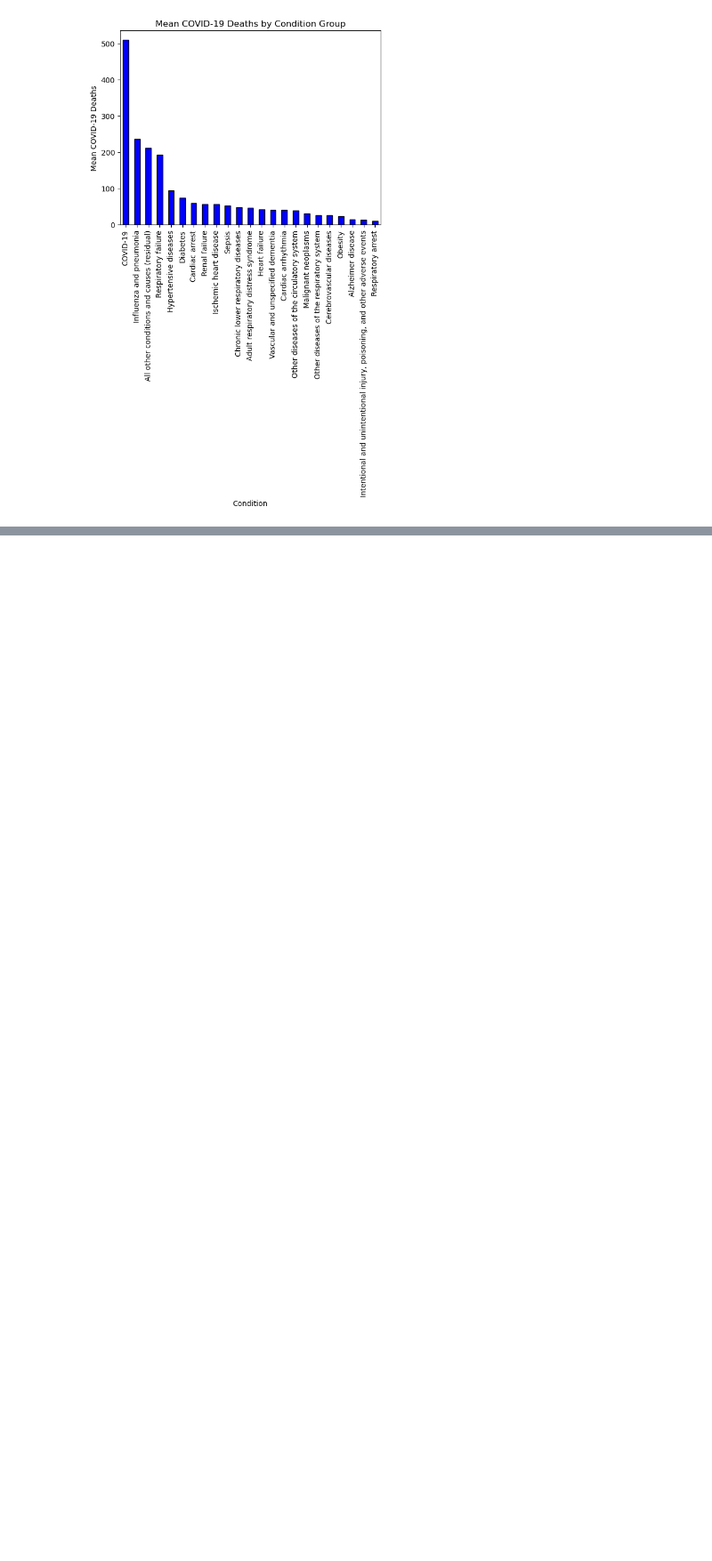
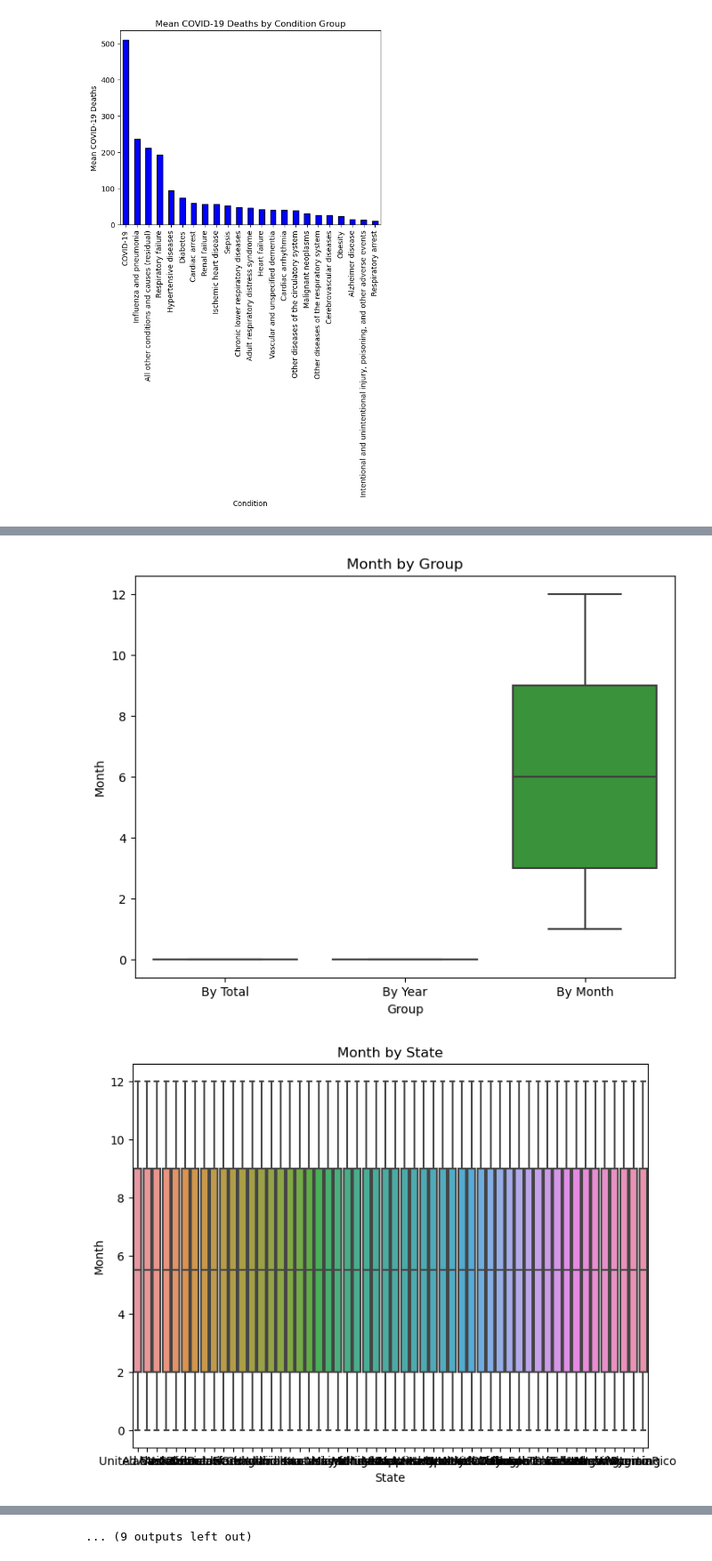
Before and after one commit to chakibOmar/EDA, a Jupyter notebook: Covid-19 Death Analysis USA.ipynb, the cells around one changed output, grey strips where cells are left out. Shown at 89% size. Drawn from its saved outputs; the diff is of its cells as text; code cells hidden in the pictures; blank space fills up the shorter version.

```diff
--- a/Covid-19 Death Analysis USA.ipynb
+++ b/Covid-19 Death Analysis USA.ipynb
@@ -171,0 +284,21 @@ As we can see, the most deaths by COVID-19 are in California State, which is cor
+# %%
+# Iterate through each combination of numerical and categorical columns
+for num_col in num_cols:
+    if num_col !='Year':
+        for cat_col in cat_cols:
+            if cat_col !='Name' and cat_col!='Model':
+                # Create a new figure for each plot
+                plt.figure(figsize=(8, 6))
+
+                # Plot boxplot
+                sns.boxplot(x=cat_col, y=num_col, data=data)
+
+                # Set title and labels
+                plt.title(f'{num_col} by {cat_col}')
+                plt.xlabel(cat_col)
+                plt.ylabel(num_col)
+                # Show plot
+                plt.show()
+# %% [output]
+[figure, added]
+[figure, added]
@@ -171,0 +315 @@ As we can see, the most deaths by COVID-19 are in California State, which is cor
+... (9 outputs left out)
```
Also changed, not shown: parts of 29 cells of this notebook.
